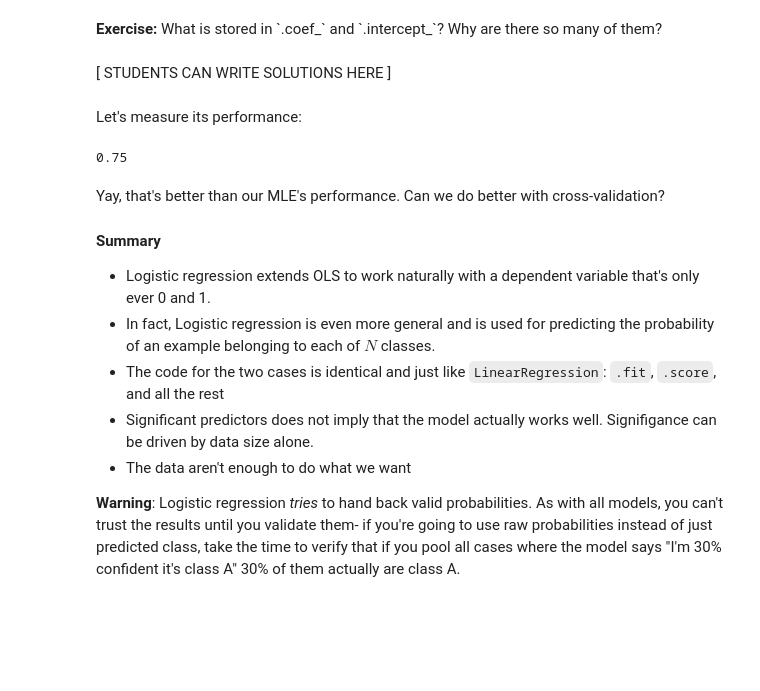
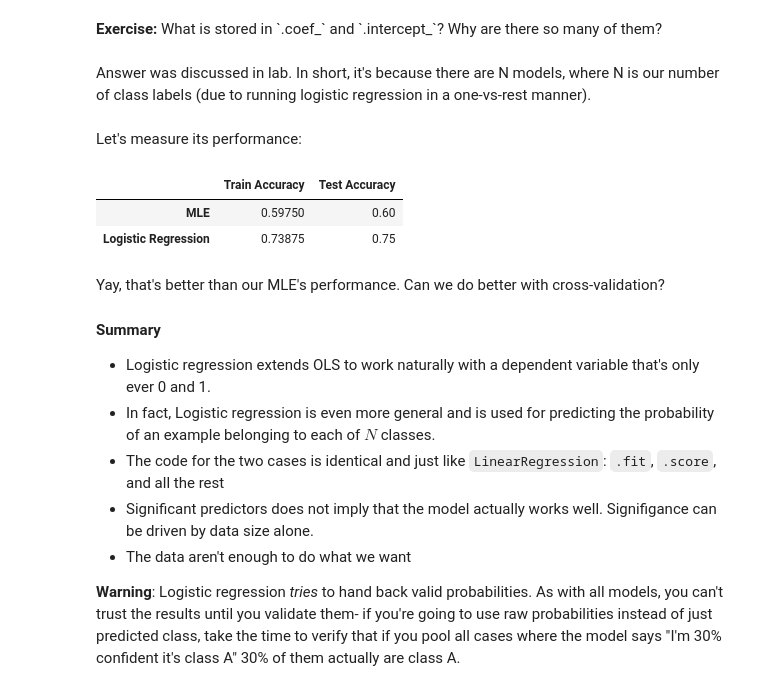
Before and after one commit to Harvard-IACS/2019-CS109A, a Jupyter notebook: docs/labs/lab08/notes/cs109a_lab8_PCA.ipynb, the cells around one changed output. Saved outputs shown, nothing was run; the diff lists cells and outputs as text; code cells hidden in the pictures; blank space fills up the shorter version.

```diff
--- a/docs/labs/lab08/notes/cs109a_lab8_PCA.ipynb
+++ b/docs/labs/lab08/notes/cs109a_lab8_PCA.ipynb
@@ -193,14 +210,23 @@ Coefficients: [[-9.06195681e-02  4.01354365e+00  8.29365457e-01 -7.59637666e-02
 Intercepts: [  5.71308742  -4.35882732 -11.2307248 ]
 # %% [markdown]
 <div class="exercise"><b>Exercise:</b> What is stored in `.coef_` and `.intercept_`? Why are there so many of them?</div>
-# %% [markdown]
-[ STUDENTS CAN WRITE SOLUTIONS HERE ]
+# %% [markdown]
+Answer was discussed in lab. In short, it's because there are N models, where N is our number of class labels (due to running logistic regression in a one-vs-rest manner).
 # %% [markdown]
 Let's measure its performance:
-# %%
-lr.score(x_test, y_test)
-# %% [output]
-0.75
+# %%
+lr_train_accuracy = lr.score(x_train, y_train)
+lr_test_accuracy = lr.score(x_test, y_test)
+
+# appends results to our dataframe
+names.append('Logistic Regression')
+scores.append([lr_train_accuracy, lr_test_accuracy])
+df_results = pd.DataFrame(scores, index=names, columns=['Train Accuracy', 'Test Accuracy'])
+df_results
+# %% [output]
+|  | Train Accuracy | Test Accuracy |
+| MLE | 0.59750 | 0.60 |
+| Logistic Regression | 0.73875 | 0.75 |
 # %% [markdown]
 Yay, that's better than our MLE's performance. Can we do better with cross-validation?
 
```
Also changed, not shown: parts of 20 cells of this notebook, 30 other files.
